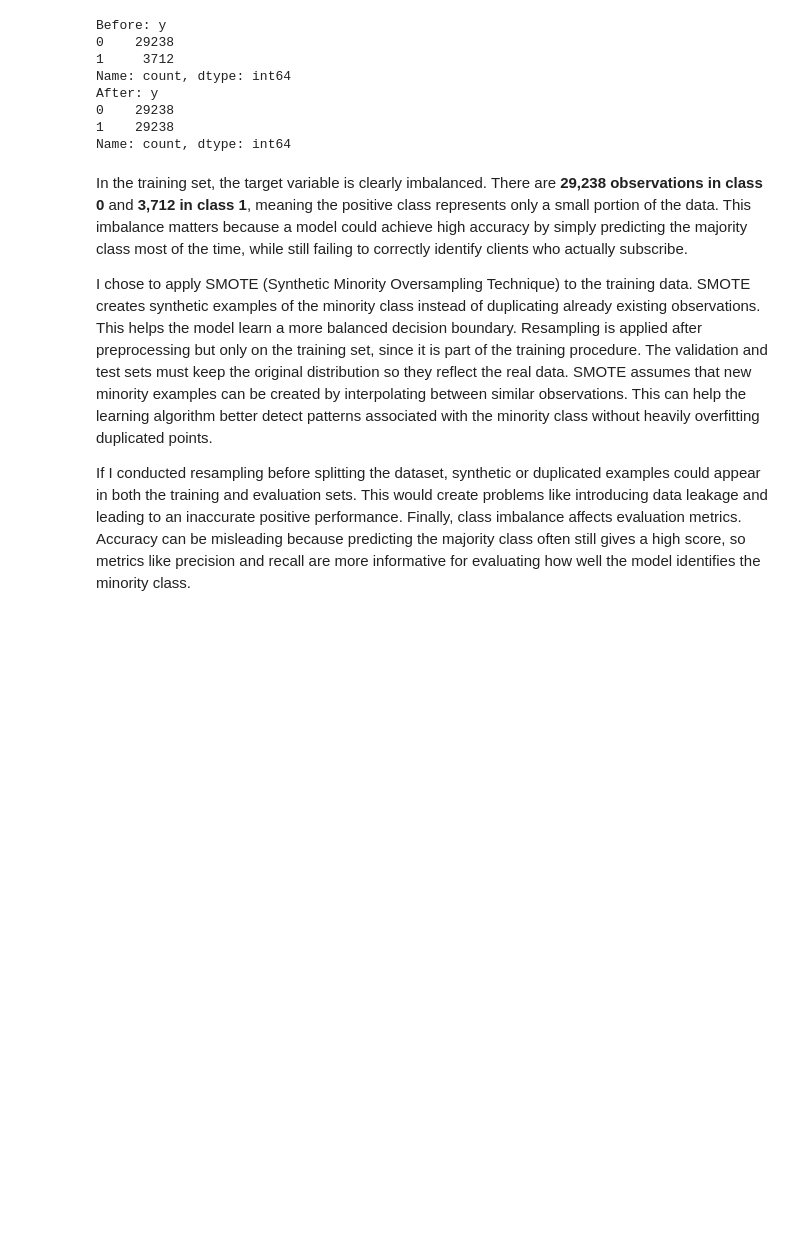
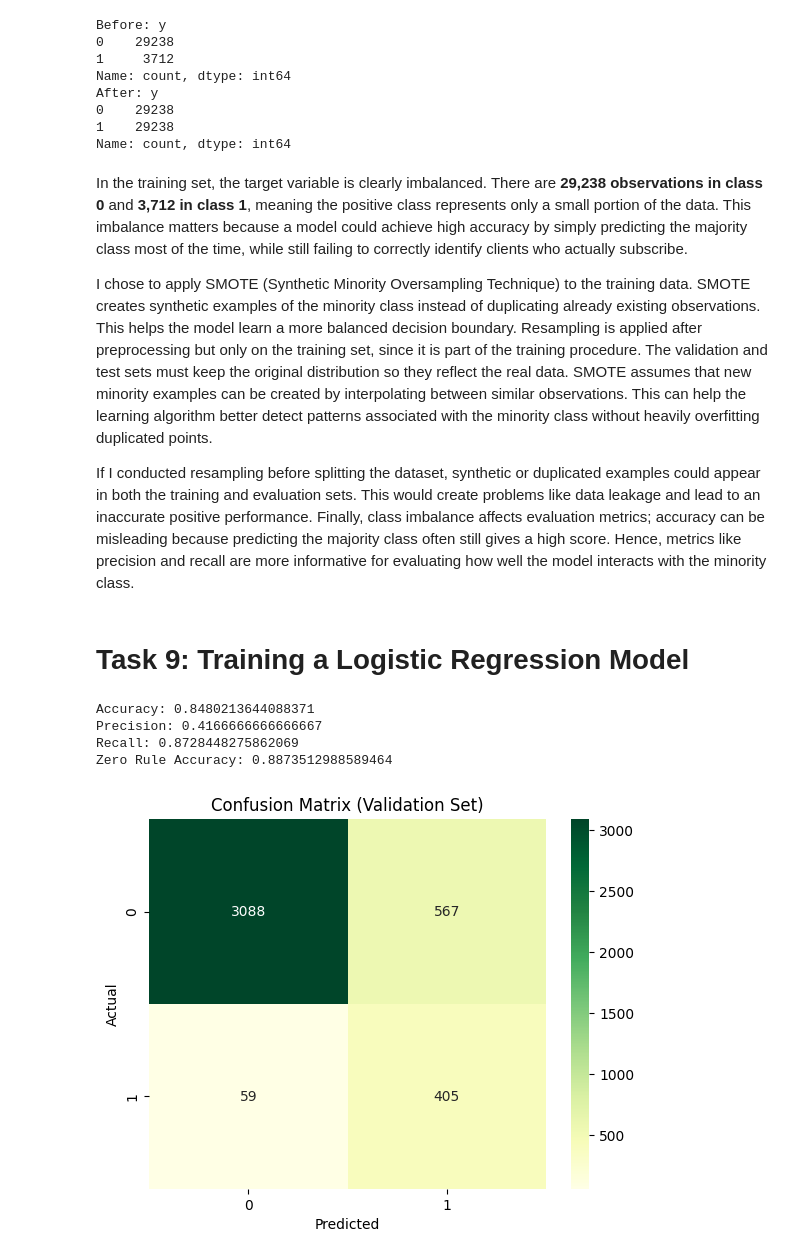
Before and after one commit to neerapatel5/ML-fundamentals-2026, a Jupyter notebook: assignment_1_neera_patel.ipynb, the cells around one changed output. Drawn from its saved outputs; the diff is of its cells as text; code cells hidden in the pictures; blank space fills up the shorter version.

```diff
--- a/assignment_1_neera_patel.ipynb
+++ b/assignment_1_neera_patel.ipynb
@@ -485,4 +543,6 @@ In the training set, the target variable is clearly imbalanced. There are **29,2
 
 I chose to apply SMOTE (Synthetic Minority Oversampling Technique) to the training data. SMOTE creates synthetic examples of the minority class instead of duplicating already existing observations. This helps the model learn a more balanced decision boundary. Resampling is applied after preprocessing but only on the training set, since it is part of the training procedure. The validation and test sets must keep the original distribution so they reflect the real data. SMOTE assumes that new minority examples can be created by interpolating between similar observations. This can help the learning algorithm better detect patterns associated with the minority class without heavily overfitting duplicated points.
 
-If I conducted resampling before splitting the dataset, synthetic or duplicated examples could appear in both the training and evaluation sets. This would create problems like introducing data leakage and leading to an inaccurate positive performance. Finally, class imbalance affects evaluation metrics. Accuracy can be misleading because predicting the majority class often still gives a high score, so metrics like precision and recall are more informative for evaluating how well the model identifies the minority class.
+If I conducted resampling before splitting the dataset, synthetic or duplicated examples could appear in both the training and evaluation sets. This would create problems like data leakage and lead to an inaccurate positive performance. Finally, class imbalance affects evaluation metrics; accuracy can be misleading because predicting the majority class often still gives a high score. Hence, metrics like precision and recall are more informative for evaluating how well the model interacts with the minority class.
+# %% [markdown]
+# Task 9: Training a Logistic Regression Model
@@ -488,0 +554,30 @@ If I conducted resampling before splitting the dataset, synthetic or duplicated
+# %%
+## train model
+model = LogisticRegression(max_iter=1000, random_state=42)
+model.fit(X_train_res, y_train_res)
+
+## predict on validation set
+y_val_pred = model.predict(X_val_scaled)
+# %%
+## heatmap metrics
+accuracy = accuracy_score(y_val, y_val_pred)
+precision = precision_score(y_val, y_val_pred)
+recall = recall_score(y_val, y_val_pred)
+
+print("Accuracy:", accuracy)
+print("Precision:", precision)
+print("Recall:", recall)
+print("Zero Rule Accuracy:", y_val.value_counts(normalize=True).max())
+
+cm = confusion_matrix(y_val, y_val_pred)
+sns.heatmap(cm, annot=True, fmt="d", cmap="YlGn")
+plt.title("Confusion Matrix (Validation Set)")
+plt.xlabel("Predicted")
+plt.ylabel("Actual")
+plt.show()
+# %% [output]
+Accuracy: 0.8480213644088371
+Precision: 0.4166666666666667
+Recall: 0.8728448275862069
+Zero Rule Accuracy: 0.8873512988589464
+[figure, added]
```
Also changed, not shown: parts of 15 cells of this notebook.
